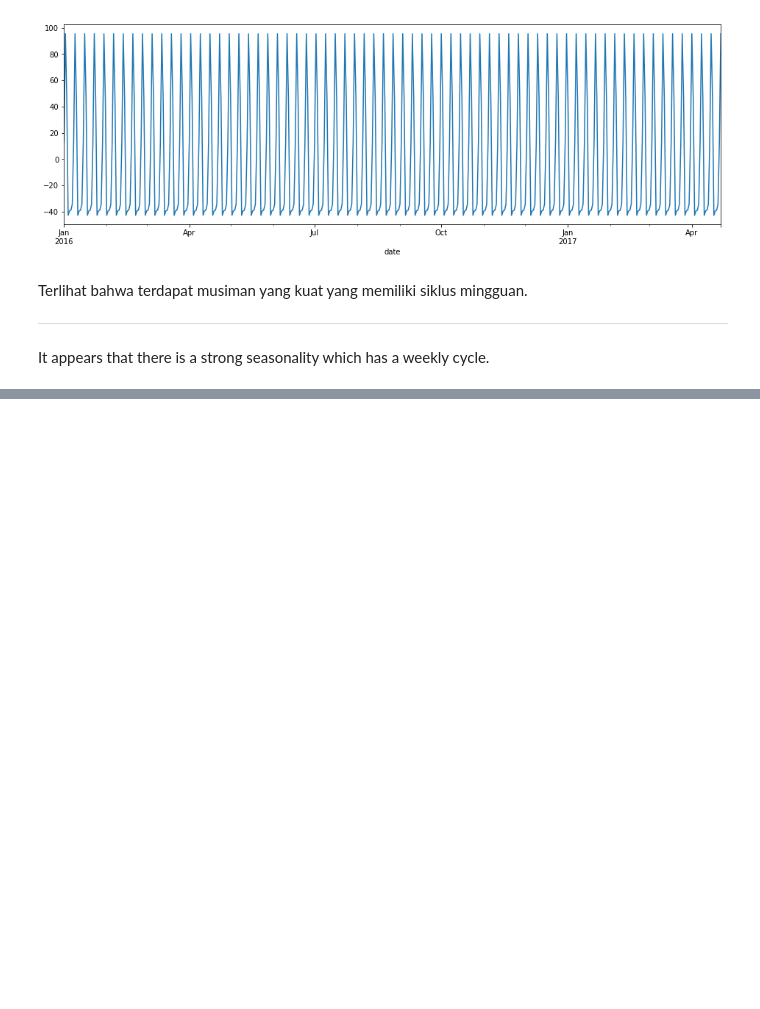
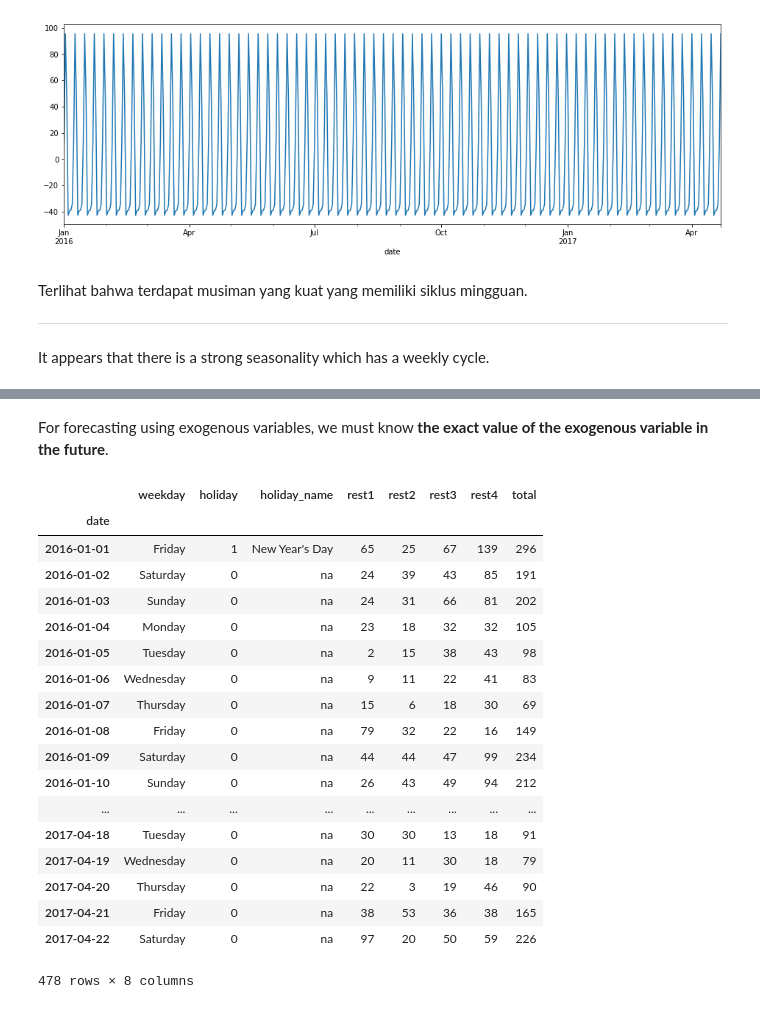
Before and after one commit to saifulrijal-ds/time-series-analysis-python, a Jupyter notebook: study-notes_general-forecasting-model_pt6.ipynb, the cells around one changed output, grey strips where cells are left out. Cells and saved outputs as stored; diff of their text form; code cells hidden in the pictures; blank space fills up the shorter version.

```diff
--- a/study-notes_general-forecasting-model_pt6.ipynb
+++ b/study-notes_general-forecasting-model_pt6.ipynb
@@ -374,0 +466,24 @@ It appears that there is a strong seasonality which has a weekly cycle.
+# %% [markdown]
+For forecasting using exogenous variables, we must know **the exact value of the exogenous variable in the future**.
+# %%
+restaurant_df1
+# %% [output]
+|  | weekday | holiday | holiday_name | rest1 | rest2 | rest3 | rest4 | total |
+| date |  |  |  |  |  |  |  |  |
+| 2016-01-01 | Friday | 1 | New Year's Day | 65 | 25 | 67 | 139 | 296 |
+| 2016-01-02 | Saturday | 0 | na | 24 | 39 | 43 | 85 | 191 |
+| 2016-01-03 | Sunday | 0 | na | 24 | 31 | 66 | 81 | 202 |
+| 2016-01-04 | Monday | 0 | na | 23 | 18 | 32 | 32 | 105 |
+| 2016-01-05 | Tuesday | 0 | na | 2 | 15 | 38 | 43 | 98 |
+| 2016-01-06 | Wednesday | 0 | na | 9 | 11 | 22 | 41 | 83 |
+| 2016-01-07 | Thursday | 0 | na | 15 | 6 | 18 | 30 | 69 |
+| 2016-01-08 | Friday | 0 | na | 79 | 32 | 22 | 16 | 149 |
+| 2016-01-09 | Saturday | 0 | na | 44 | 44 | 47 | 99 | 234 |
+| 2016-01-10 | Sunday | 0 | na | 26 | 43 | 49 | 94 | 212 |
+| ... | ... | ... | ... | ... | ... | ... | ... | ... |
+| 2017-04-18 | Tuesday | 0 | na | 30 | 30 | 13 | 18 | 91 |
+| 2017-04-19 | Wednesday | 0 | na | 20 | 11 | 30 | 18 | 79 |
+| 2017-04-20 | Thursday | 0 | na | 22 | 3 | 19 | 46 | 90 |
+| 2017-04-21 | Friday | 0 | na | 38 | 53 | 36 | 38 | 165 |
+| 2017-04-22 | Saturday | 0 | na | 97 | 20 | 50 | 59 | 226 |
+478 rows × 8 columns
```
Also changed, not shown: parts of 30 cells of this notebook, 1 other file.
